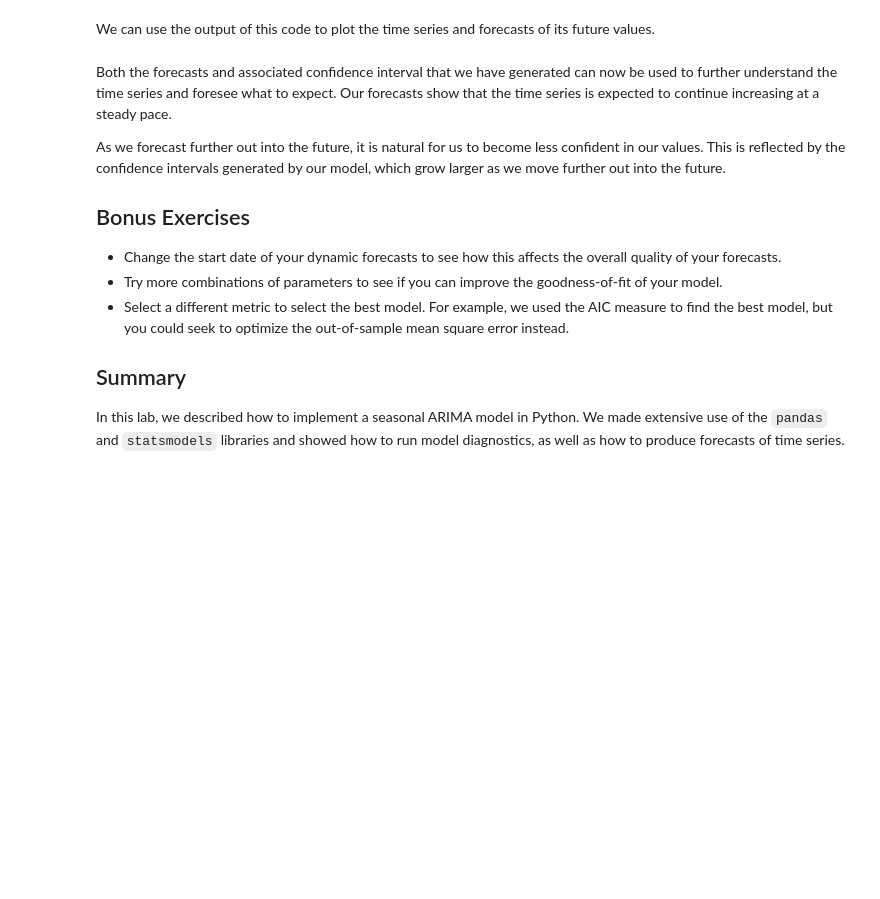
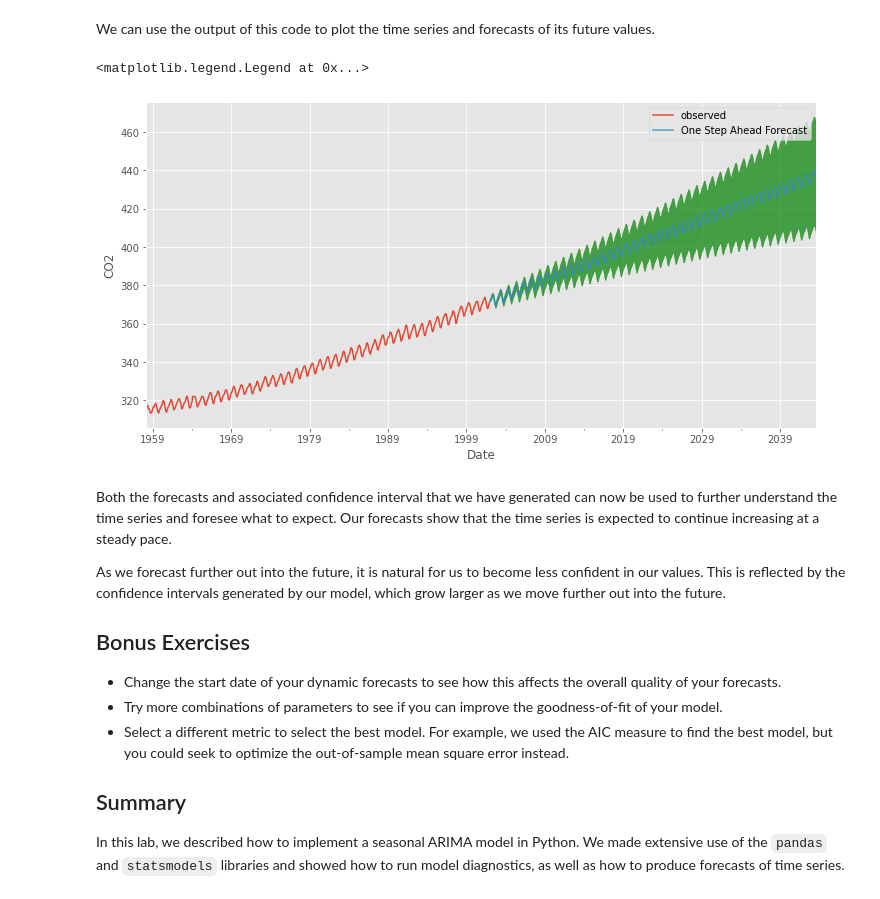
Before and after one commit to jirvingphd/online-dtsc-pt-041320-cohort-notes, a Jupyter notebook: Mod 4/sect_38_time_series_models/sarima_models_lab/index.ipynb, the cells around one changed output. Saved outputs shown, nothing was run; the diff lists cells and outputs as text; code cells hidden in the pictures; blank space fills up the shorter version.

```diff
--- a/Mod 4/sect_38_time_series_models/sarima_models_lab/index.ipynb
+++ b/Mod 4/sect_38_time_series_models/sarima_models_lab/index.ipynb
@@ -303,8 +418,8 @@ We will now describe how to leverage our seasonal ARIMA time series model to for
 # %%
 # Get forecast 500 steps ahead in future
-prediction = None
+prediction = output.get_forecast(steps=500)
 
 # Get confidence intervals of forecasts
-pred_conf = None
+pred_conf = prediction.conf_int()
 # %% [markdown]
 We can use the output of this code to plot the time series and forecasts of its future values.
@@ -313,3 +426,18 @@ We can use the output of this code to plot the time series and forecasts of its
+# %%
+# Plot future predictions with confidence intervals
+ax = CO2.plot(label='observed')
+
+# Plot predicted values
+prediction.predicted_mean.plot(ax=ax,label='One Step Ahead Forecast',alpha=0.8)
+# Plot the range for confidence intervals
+ax.fill_between(pred_conf.index,pred_conf.iloc[:,0],pred_conf.iloc[:,1],color='g',
+               alpha=0.7)
+# Set axes labels
+ax.set(xlabel='Date',ylabel='CO2')
+ax.legend()
+# %% [output]
+<matplotlib.legend.Legend at 0x...>
+[figure, added]
 # %% [markdown]
 Both the forecasts and associated confidence interval that we have generated can now be used to further understand the time series and foresee what to expect. Our forecasts show that the time series is expected to continue increasing at a steady pace.
 
```
Also changed, not shown: parts of 18 cells of this notebook, 2 other files.
